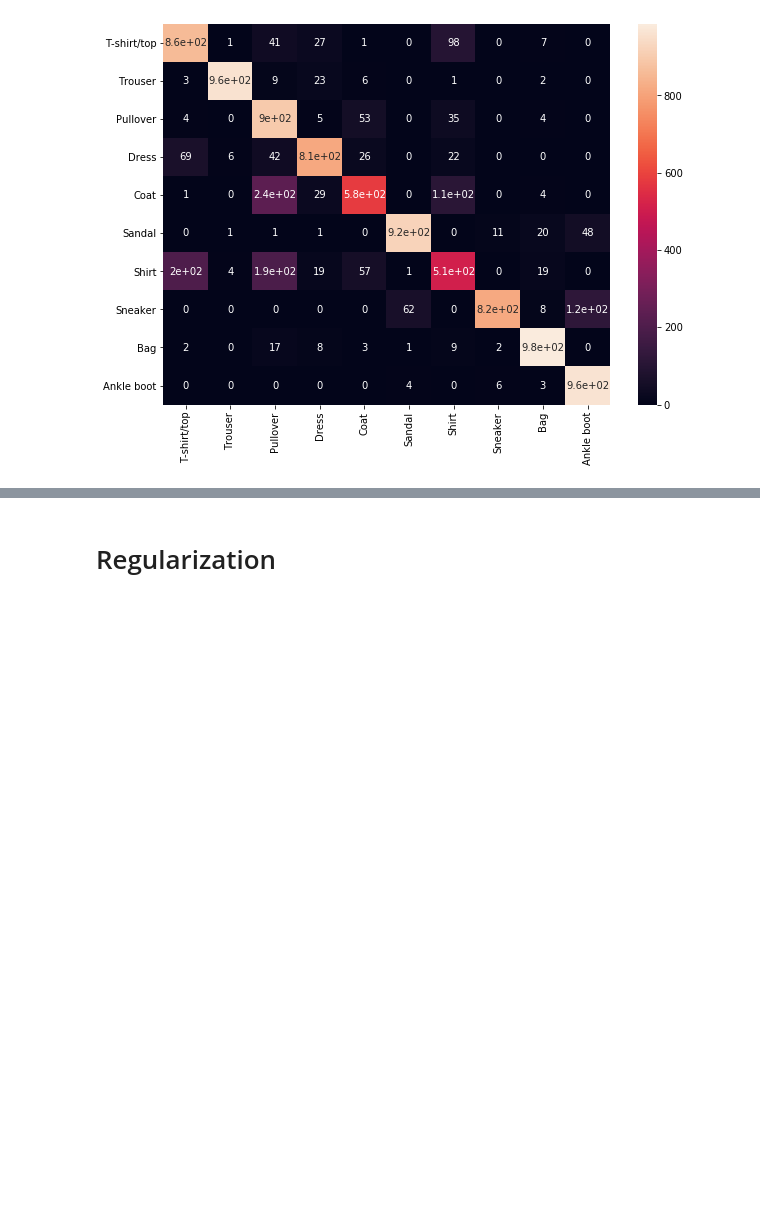
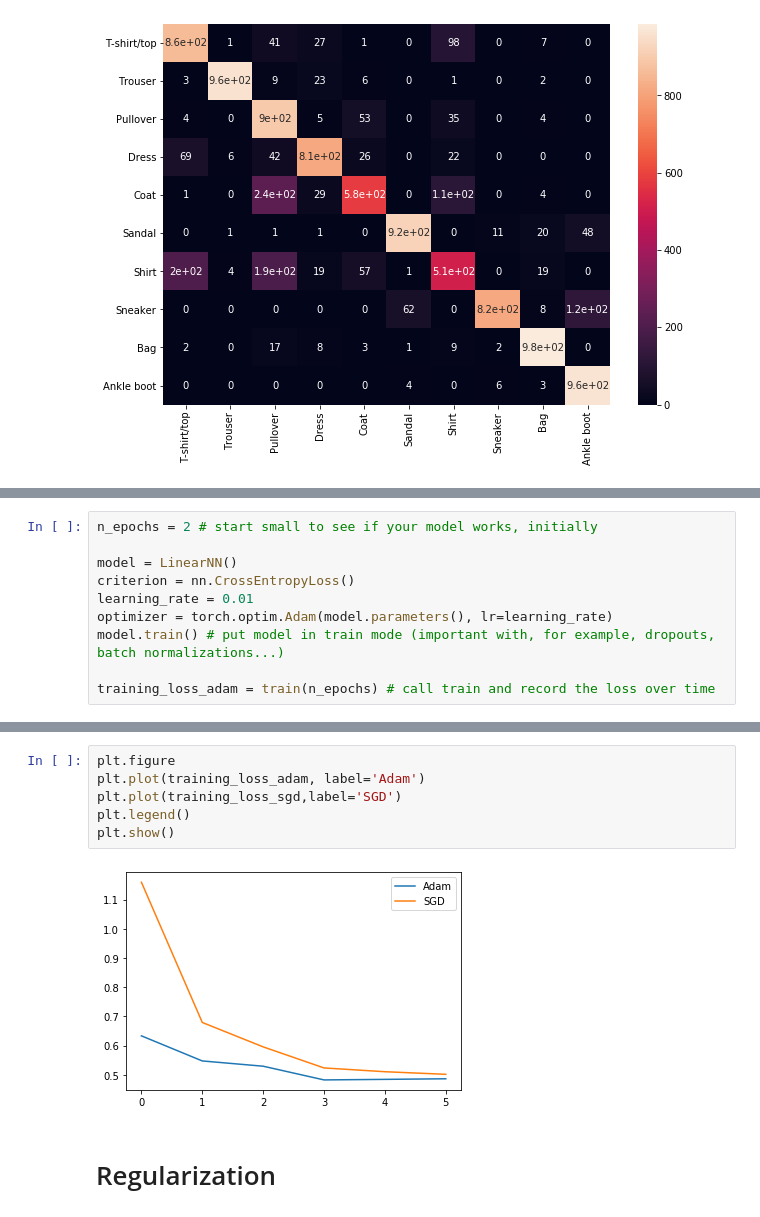
Before and after one commit to sbartek/intro-to-pytorch, a Jupyter notebook: 030-fully-connected-layers.ipynb, the cells around one changed output, grey strips where cells are left out. Saved outputs shown, nothing was run; the diff lists cells and outputs as text; blank space fills up the shorter version.

Commit message:
Optimizers and additional comments

```diff
--- a/030-fully-connected-layers.ipynb
+++ b/030-fully-connected-layers.ipynb
@@ -431,0 +1030,10 @@ sn.heatmap(df_cm, annot=True)
+# %%
+n_epochs = 2 # start small to see if your model works, initially
+
+model = LinearNN()
+criterion = nn.CrossEntropyLoss()
+learning_rate = 0.01
+optimizer = torch.optim.Adam(model.parameters(), lr=learning_rate)
+model.train() # put model in train mode (important with, for example, dropouts, batch normalizations...)
+
+training_loss_adam = train(n_epochs) # call train and record the loss over time
@@ -432,2 +1048,10 @@ sn.heatmap(df_cm, annot=True)
+# %%
+plt.figure
+plt.plot(training_loss_adam, label='Adam')
+plt.plot(training_loss_sgd,label='SGD')
+plt.legend()
+plt.show()
+# %% [output]
+[figure, added]
 # %% [markdown]
 # Regularization
```
Also changed, not shown: parts of 100 cells of this notebook.
